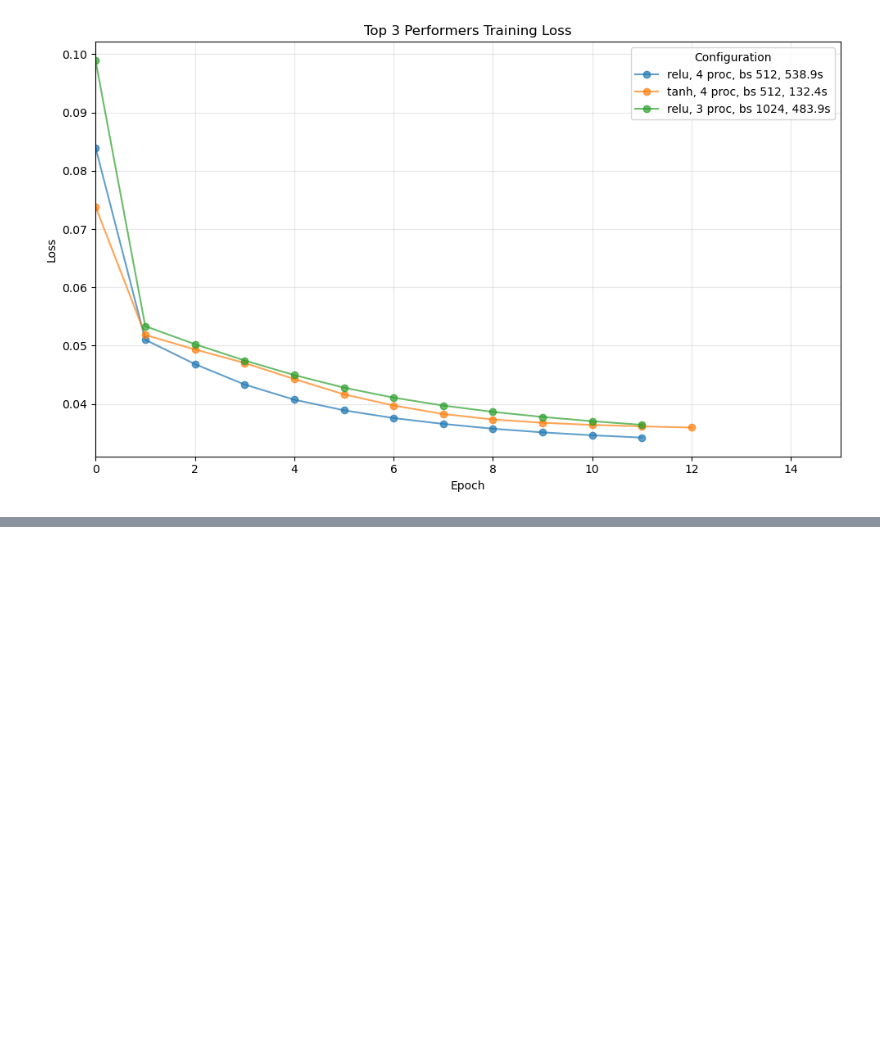
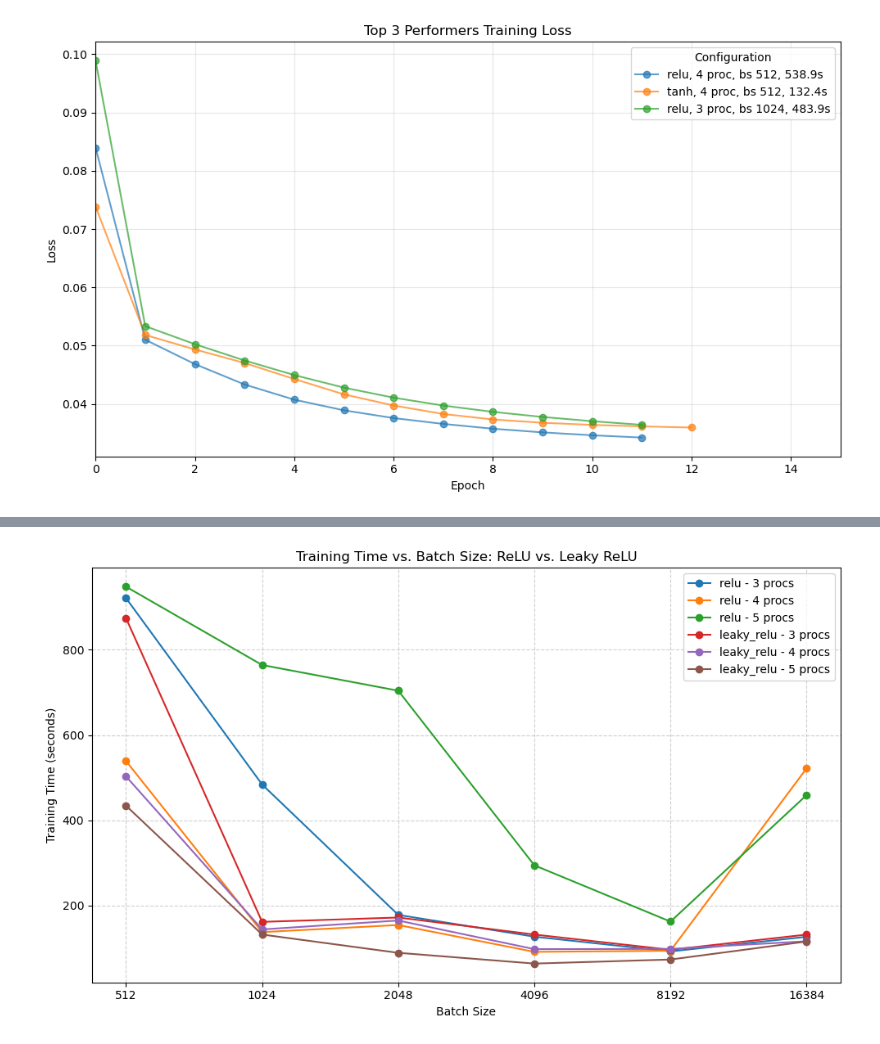
Before and after one commit to e1352994/dsa5208_project1, a Jupyter notebook: nytaxi2022_result_plotting.ipynb, the cells around one changed output, grey strips where cells are left out. Drawn from its saved outputs; the diff is of its cells as text; code cells hidden in the pictures; blank space fills up the shorter version.

```diff
--- a/nytaxi2022_result_plotting.ipynb
+++ b/nytaxi2022_result_plotting.ipynb
@@ -191,0 +232,36 @@ Top 3 performer configurations:
+# %%
+import matplotlib.ticker as ticker
+
+# Load your results
+new_results_path = "sgd_training_results.csv"   # adjust path if needed
+results = pd.read_csv(new_results_path)
+
+# Filter only for ReLU and Leaky ReLU
+subset = results[results['activation'].isin(['relu', 'leaky_relu'])]
+
+plt.figure(figsize=(10,6))
+
+# Plot lines for each (activation, process count)
+for act in ['relu', 'leaky_relu']:
+    for p in sorted(subset['num_of_process'].unique()):
+        data = subset[(subset['activation'] == act) & (subset['num_of_process'] == p)]
+        plt.plot(
+            data['batch_size'],
+            data['training_time_sec'],
+            marker='o',
+            label=f"{act} - {p} procs"
+        )
+
+plt.xlabel("Batch Size")
+plt.ylabel("Training Time (seconds)")
+plt.title("Training Time vs. Batch Size: ReLU vs. Leaky ReLU")
+
+plt.xscale("log", base=2)   # batch sizes double each step
+plt.xticks([512, 1024, 2048, 4096, 8192, 16384])
+plt.gca().xaxis.set_major_formatter(ticker.ScalarFormatter())
+plt.grid(True, linestyle="--", alpha=0.6)
+plt.legend()
+plt.tight_layout()
+plt.show()
+# %% [output]
+[figure, added]
```
Also changed, not shown: parts of 5 cells of this notebook.
